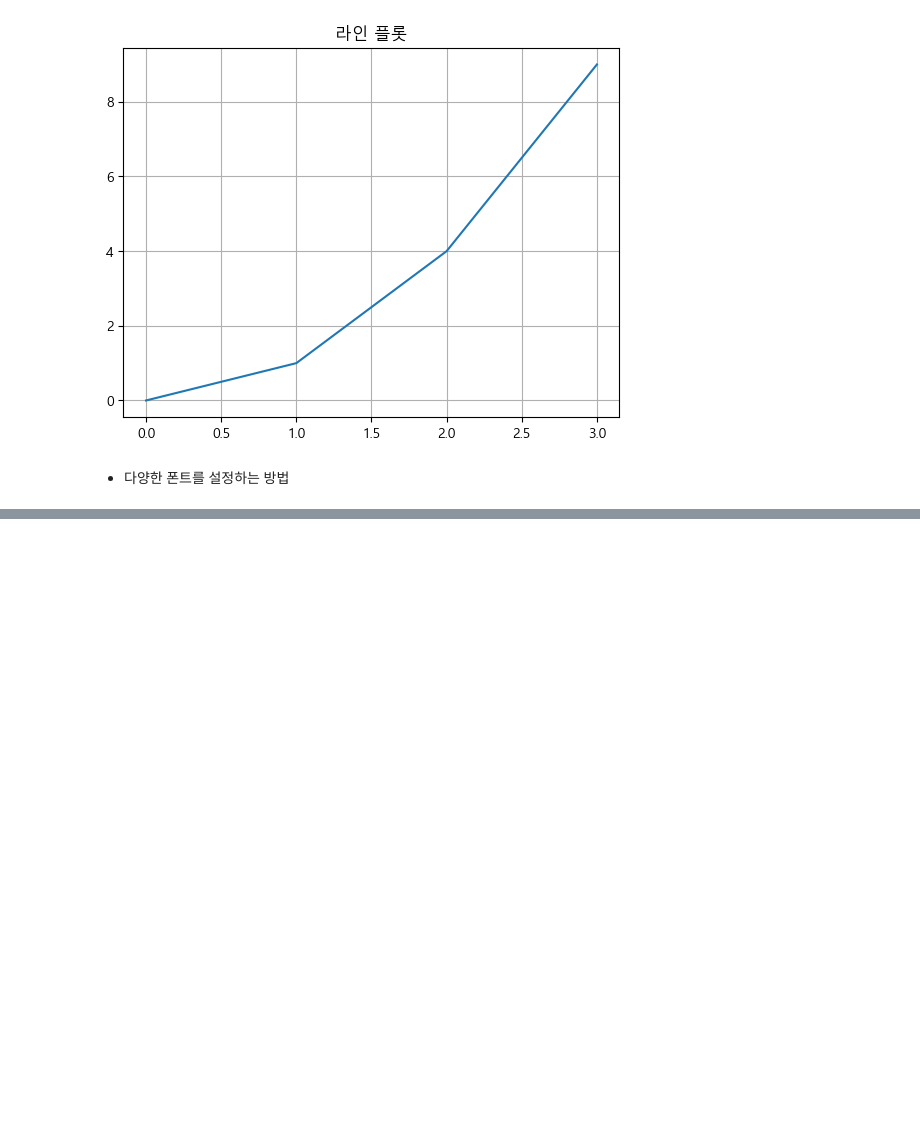
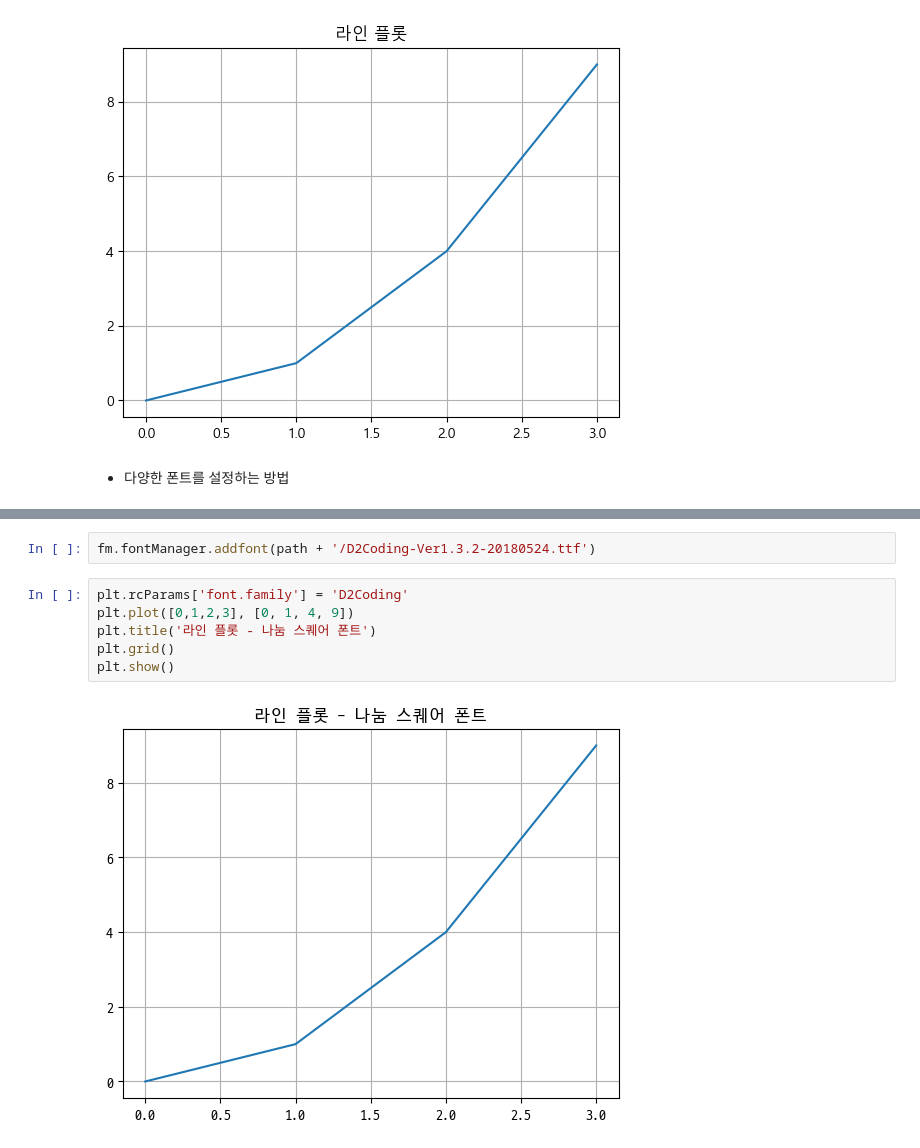
Before and after one commit to ssmpet/DataAnalysis_Lecture-2023.04, a Jupyter notebook: 03.시각화/01.한글(VSCode).ipynb, the cells around one changed output, grey strips where cells are left out. Drawn from its saved outputs; the diff is of its cells as text; blank space fills up the shorter version.

```diff
--- a/03.시각화/01.한글(VSCode).ipynb
+++ b/03.시각화/01.한글(VSCode).ipynb
@@ -38,0 +78,10 @@ import matplotlib.font_manager as fm
+# %%
+fm.fontManager.addfont(path + '/D2Coding-Ver1.3.2-20180524.ttf')
+# %%
+plt.rcParams['font.family'] = 'D2Coding'
+plt.plot([0,1,2,3], [0, 1, 4, 9])
+plt.title('라인 플롯 - 나눔 스퀘어 폰트')
+plt.grid()
+plt.show()
+# %% [output]
+[figure, added]
```
Also changed, not shown: parts of 6 cells of this notebook, 6 other files.
